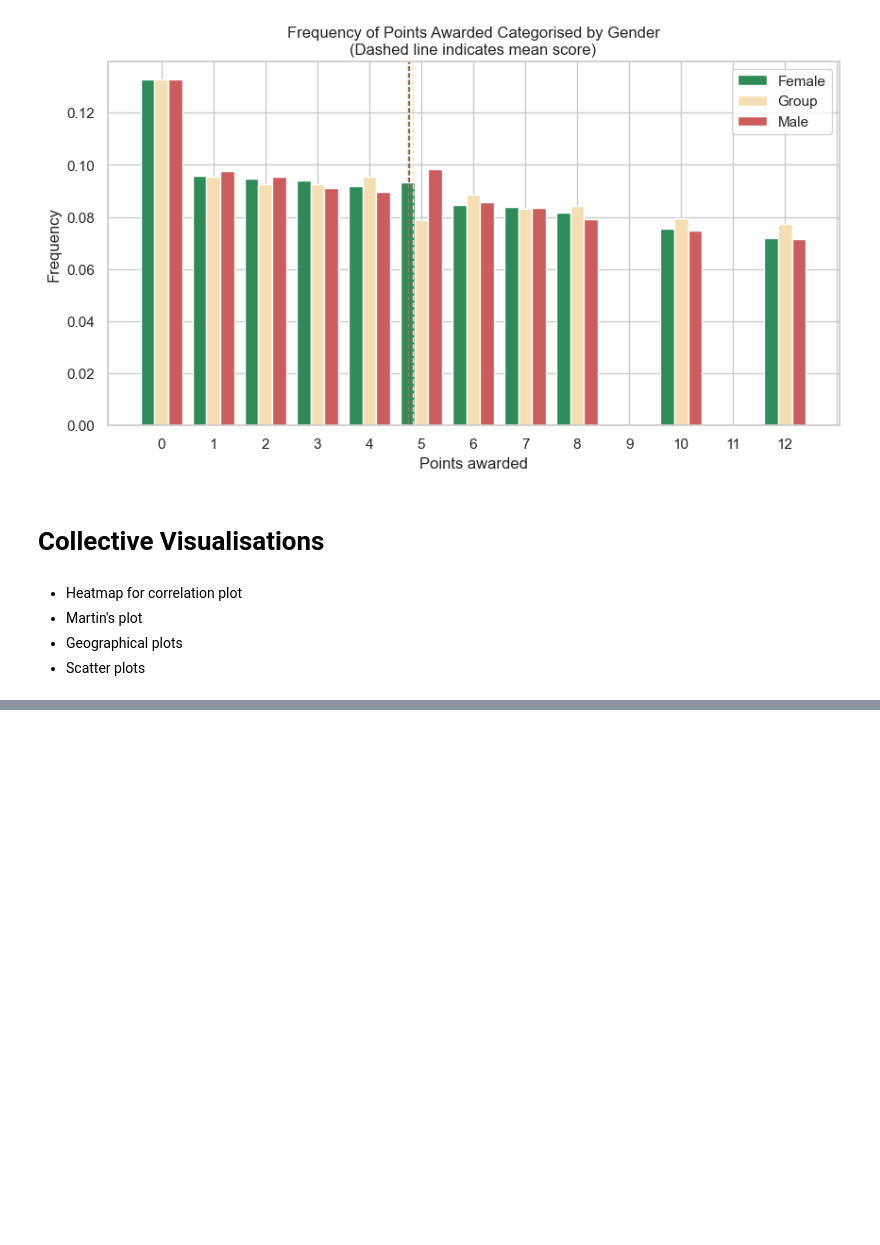
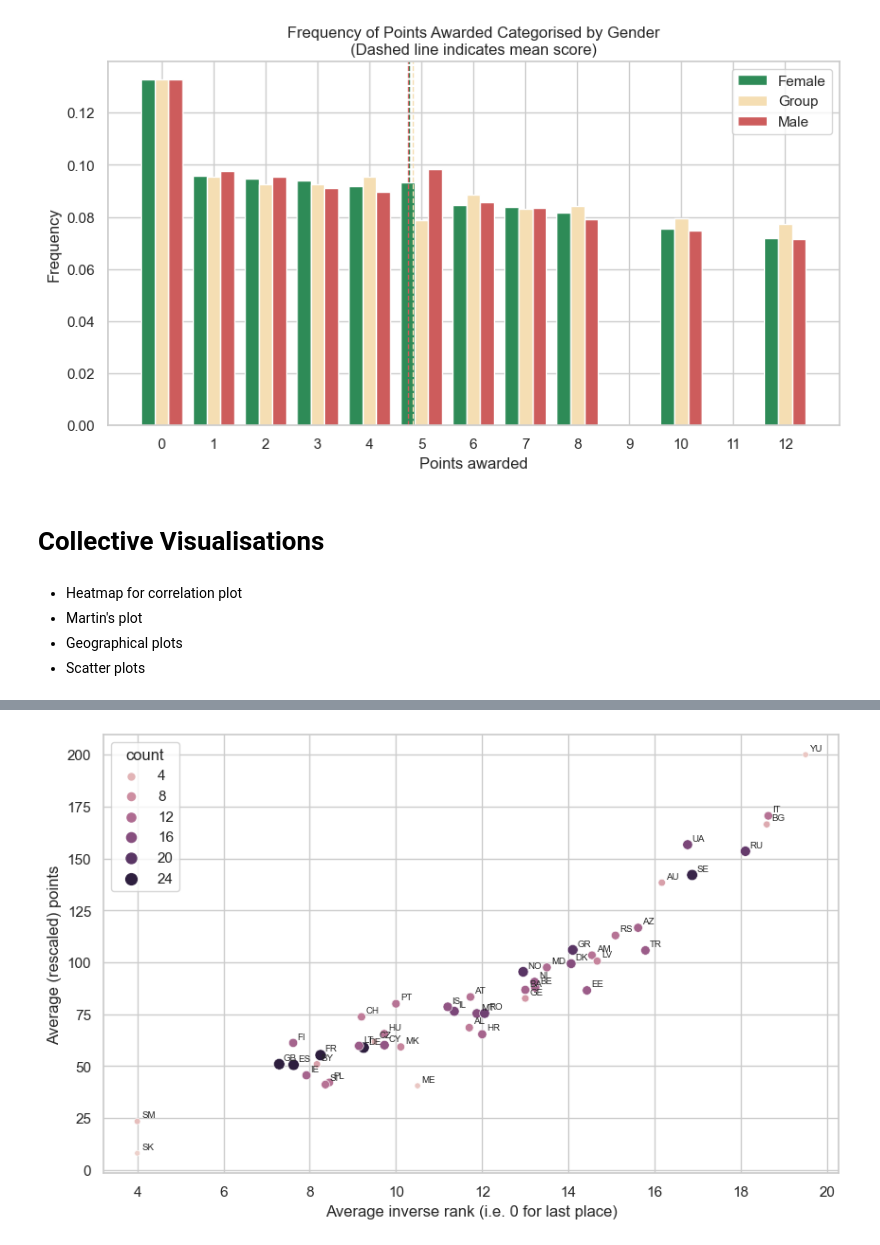
Before and after one commit to KatrionaGoldmann/Eurovision_TDS, a Jupyter notebook: eurovision/notebooks/story.ipynb, the cells around one changed output, grey strips where cells are left out. Drawn from its saved outputs; the diff is of its cells as text; code cells hidden in the pictures; blank space fills up the shorter version.

```diff
--- a/eurovision/notebooks/story.ipynb
+++ b/eurovision/notebooks/story.ipynb
@@ -873,0 +893,8 @@ sns.heatmap(df_corr.corr(), cmap='coolwarm', annot=True, fmt='.2f')
+# %%
+# Get maximum rank in each year
+df_rank_max = (df[['year', 'rank']]
+              .groupby('year')
+              .agg('max')
+              .rename({'rank': 'rank_max'}, axis=1)
+              )
+df_rank_max.head()
@@ -873,0 +909,12 @@ sns.heatmap(df_corr.corr(), cmap='coolwarm', annot=True, fmt='.2f')
+# %%
+# Calculate average rank for each country
+df_rank = (df[['to_code2', 'year', 'rank', 'total_points']]
+              .drop_duplicates()
+              .join(df_rank_max, how='left', on='year')
+              .assign(rank_inverse=lambda x: x['rank_max'] - x['rank'])
+              .groupby('to_code2')
+              .agg({'rank_inverse': ['mean', 'count'], 'total_points': 'mean'})
+)
+df_rank.columns = ['_'.join(col) for col in df_rank.columns]
+df_rank = df_rank.rename({'rank_inverse_count': 'count'}, axis=1)
+df_rank.head()
@@ -873,0 +929,9 @@ sns.heatmap(df_corr.corr(), cmap='coolwarm', annot=True, fmt='.2f')
+# %%
+fig, ax = plt.subplots(figsize=(10, 6))
+sns.scatterplot(x='rank_inverse_mean', y='total_points_mean', data=df_rank, ax=ax, hue='count', size='count')
+for i, s in df_rank.iterrows():
+    ax.annotate(i, (s['rank_inverse_mean'] + 0.1, s['total_points_mean'] + 1), fontsize=7, ha='left', va='bottom')
+ax.set(xlabel='Average inverse rank (i.e. 0 for last place)', ylabel='Average (rescaled) points')
+plt.show()
+# %% [output]
+[figure, added]
```
Also changed, not shown: parts of 20 cells of this notebook.
